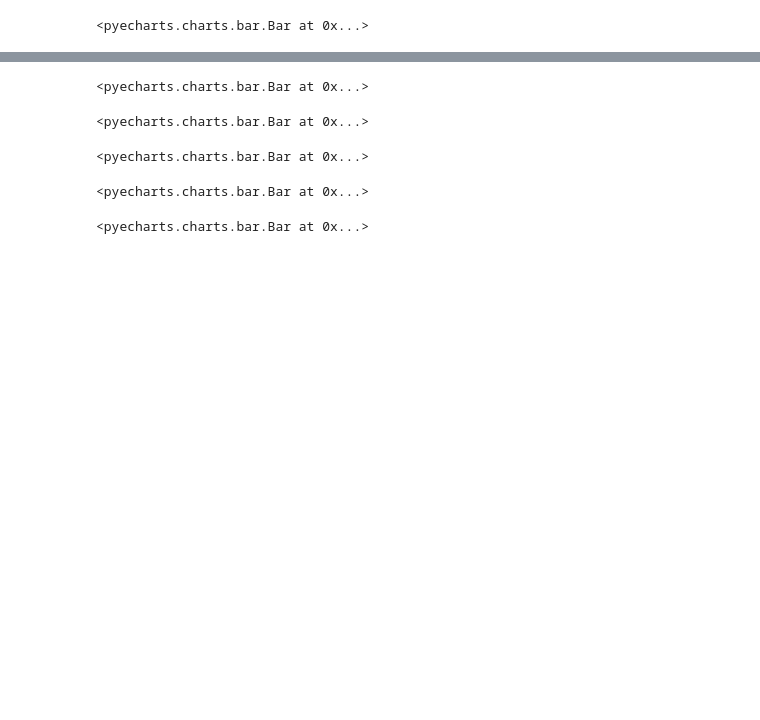
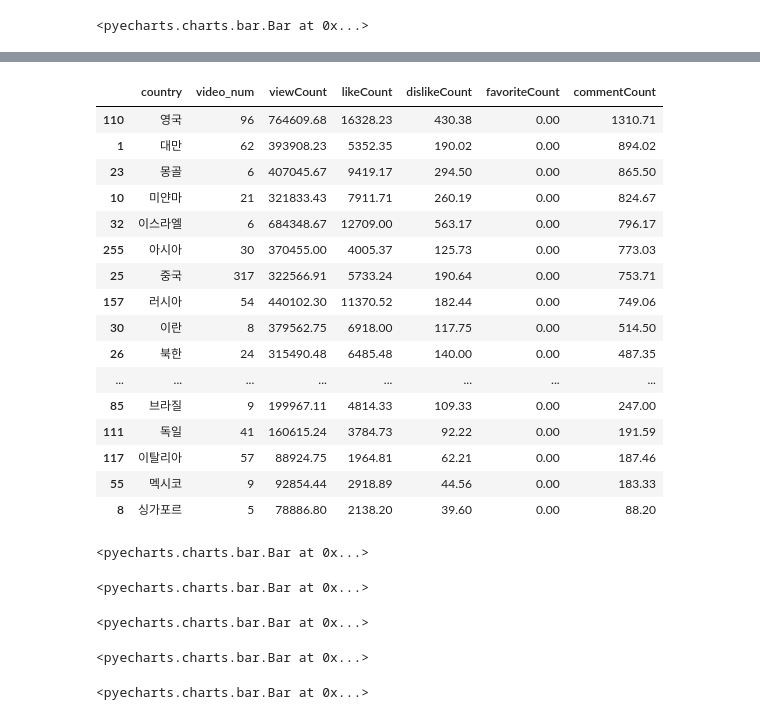
Before and after one commit to king-rabbit/k-responses, a Jupyter notebook: analysis.ipynb, the cells around one changed output, grey strips where cells are left out. Cells and saved outputs as stored; diff of their text form; code cells hidden in the pictures; blank space fills up the shorter version.

```diff
--- a/analysis.ipynb
+++ b/analysis.ipynb
@@ -104,2 +81,2 @@ countries_np
 # %%
-df['date'] = [ datetime.datetime.strptime(df.loc[i, 'date'][:-13], '%Y-%m') for i in range(len(df)) ]
+videos['date'] = [ datetime.datetime.strptime(videos.loc[i, 'date'][:-13], '%Y-%m') for i in range(len(videos)) ]
@@ -117,13 +96,13 @@ bar
 # %%
 tagger = Mecab()
 
-for i in range(len(df)):
+for i in range(len(videos)):
     countries_list = []
-    nouns = tagger.nouns(df.loc[i, 'title'])
+    nouns = tagger.nouns(videos.loc[i, 'title'])
     for noun in nouns:
         if noun in countries_name:
             countries_list.append(noun)
         if noun in countries_people:
             countries_list.append(noun[:-1])
     countries_list = list(set(countries_list))
-    df.loc[i, 'country'] = " ".join(countries_list)
+    videos.loc[i, 'country'] = " ".join(countries_list)
@@ -129,0 +118,26 @@ for i in range(len(df)):
+# %%
+countries_videocnt = []
+countries_viewCount = []
+countries_likeCount = []
+countries_dislikeCount = []
+countries_favoriteCount =[]
+countries_commentCount = []
+
+
+for country in countries_name:
+    cnt = len(videos[videos['country'].str.contains(country)]['viewCount'])
+    vc = videos[videos['country'].str.contains(country)]['viewCount'].mean()
+    lc = videos[videos['country'].str.contains(country)]['likeCount'].mean()
+    dc = videos[videos['country'].str.contains(country)]['dislikeCount'].mean()
+    fc = videos[videos['country'].str.contains(country)]['favoriteCount'].mean()
+    cc = videos[videos['country'].str.contains(country)]['commentCount'].mean()
+
+    countries_videocnt.append(cnt)
+    countries_viewCount.append(vc)
+    countries_likeCount.append(lc)
+    countries_dislikeCount.append(dc)
+    countries_favoriteCount.append(fc)
+    countries_commentCount.append(cc)
+# %%
+countires_stat = pd.DataFrame({'country':countries_name, 'video_num':countries_videocnt, 'viewCount':countries_viewCount,'likeCount':countries_likeCount, 'dislikeCount':countries_dislikeCount,
+             'favoriteCount':countries_favoriteCount, 'commentCount': countries_commentCount})
@@ -130 +146,22 @@ for i in range(len(df)):
+# %%
+pd.options.display.float_format = '{:.2f}'.format
+countires_stat[countires_stat['video_num']>=5].dropna().sort_values(by='commentCount', ascending=False)[:50]
+# %% [output]
+|  | country | video_num | viewCount | likeCount | dislikeCount | favoriteCount | commentCount |
+| 110 | 영국 | 96 | 764609.68 | 16328.23 | 430.38 | 0.00 | 1310.71 |
+| 1 | 대만 | 62 | 393908.23 | 5352.35 | 190.02 | 0.00 | 894.02 |
+| 23 | 몽골 | 6 | 407045.67 | 9419.17 | 294.50 | 0.00 | 865.50 |
+| 10 | 미얀마 | 21 | 321833.43 | 7911.71 | 260.19 | 0.00 | 824.67 |
+| 32 | 이스라엘 | 6 | 684348.67 | 12709.00 | 563.17 | 0.00 | 796.17 |
+| 255 | 아시아 | 30 | 370455.00 | 4005.37 | 125.73 | 0.00 | 773.03 |
+| 25 | 중국 | 317 | 322566.91 | 5733.24 | 190.64 | 0.00 | 753.71 |
+| 157 | 러시아 | 54 | 440102.30 | 11370.52 | 182.44 | 0.00 | 749.06 |
+| 30 | 이란 | 8 | 379562.75 | 6918.00 | 117.75 | 0.00 | 514.50 |
+| 26 | 북한 | 24 | 315490.48 | 6485.48 | 140.00 | 0.00 | 487.35 |
+| ... | ... | ... | ... | ... | ... | ... | ... |
+| 85 | 브라질 | 9 | 199967.11 | 4814.33 | 109.33 | 0.00 | 247.00 |
+| 111 | 독일 | 41 | 160615.24 | 3784.73 | 92.22 | 0.00 | 191.59 |
+| 117 | 이탈리아 | 57 | 88924.75 | 1964.81 | 62.21 | 0.00 | 187.46 |
+| 55 | 멕시코 | 9 | 92854.44 | 2918.89 | 44.56 | 0.00 | 183.33 |
+| 8 | 싱가포르 | 5 | 78886.80 | 2138.20 | 39.60 | 0.00 | 88.20 |
 # %%
```
Also changed, not shown: parts of 13 cells of this notebook, 2 other files.
